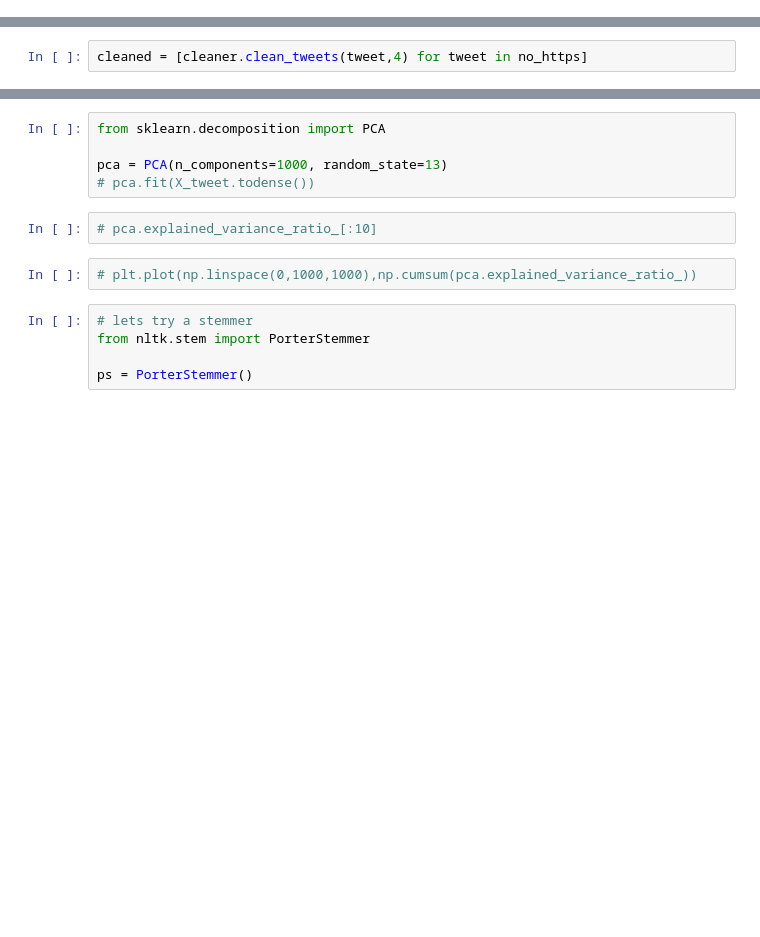
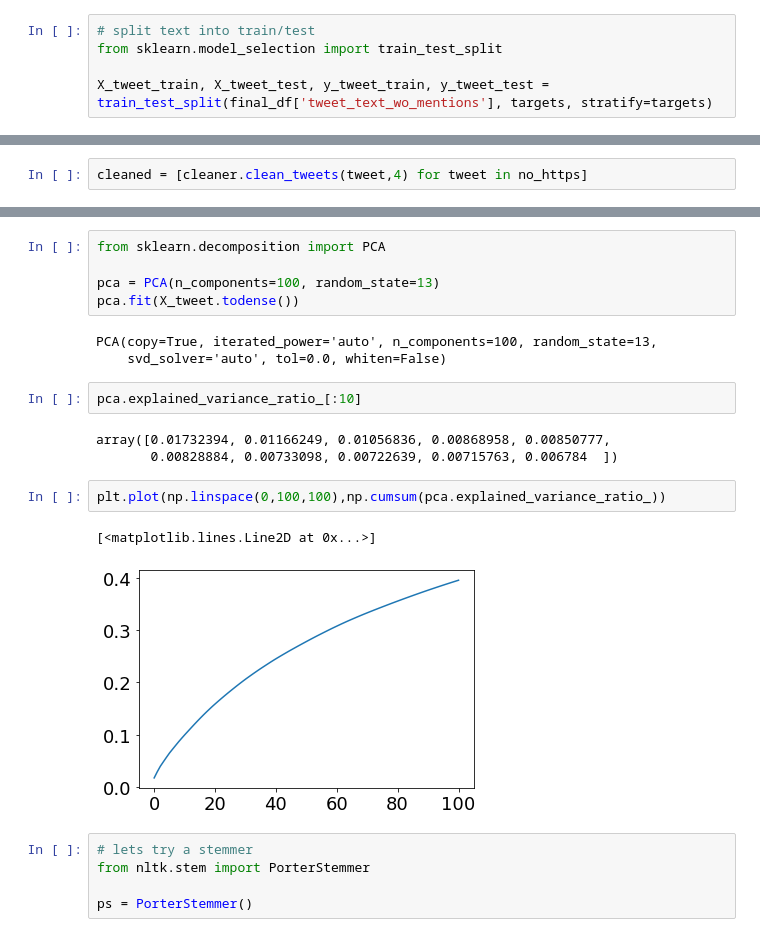
Before and after one commit to connorslagle/micro-blog-demo-targeting, a Jupyter notebook: notebooks/Untitled.ipynb, the cells around one changed output, grey strips where cells are left out. Drawn from its saved outputs; the diff is of its cells as text; blank space fills up the shorter version.

```diff
--- a/notebooks/Untitled.ipynb
+++ b/notebooks/Untitled.ipynb
@@ -281,0 +305,5 @@ tweet_text = final_df['tweet_text_wo_mentions']
+# %%
+# split text into train/test
+from sklearn.model_selection import train_test_split
+
+X_tweet_train, X_tweet_test, y_tweet_train, y_tweet_test = train_test_split(final_df['tweet_text_wo_mentions'], targets, stratify=targets)
@@ -323,12 +361,21 @@ X_tweet.shape
 # %%
 from sklearn.decomposition import PCA
 
-pca = PCA(n_components=1000, random_state=13)
-# pca.fit(X_tweet.todense())
+pca = PCA(n_components=100, random_state=13)
+pca.fit(X_tweet.todense())
+# %% [output]
+PCA(copy=True, iterated_power='auto', n_components=100, random_state=13,
+    svd_solver='auto', tol=0.0, whiten=False)
 # %%
-# pca.explained_variance_ratio_[:10]
+pca.explained_variance_ratio_[:10]
+# %% [output]
+array([0.01732394, 0.01166249, 0.01056836, 0.00868958, 0.00850777,
+       0.00828884, 0.00733098, 0.00722639, 0.00715763, 0.006784  ])
 # %%
-# plt.plot(np.linspace(0,1000,1000),np.cumsum(pca.explained_variance_ratio_))
+plt.plot(np.linspace(0,100,100),np.cumsum(pca.explained_variance_ratio_))
+# %% [output]
+[<matplotlib.lines.Line2D at 0x...>]
+[figure, added]
 # %%
 # lets try a stemmer
 from nltk.stem import PorterStemmer
```
Also changed, not shown: parts of 40 cells of this notebook.
